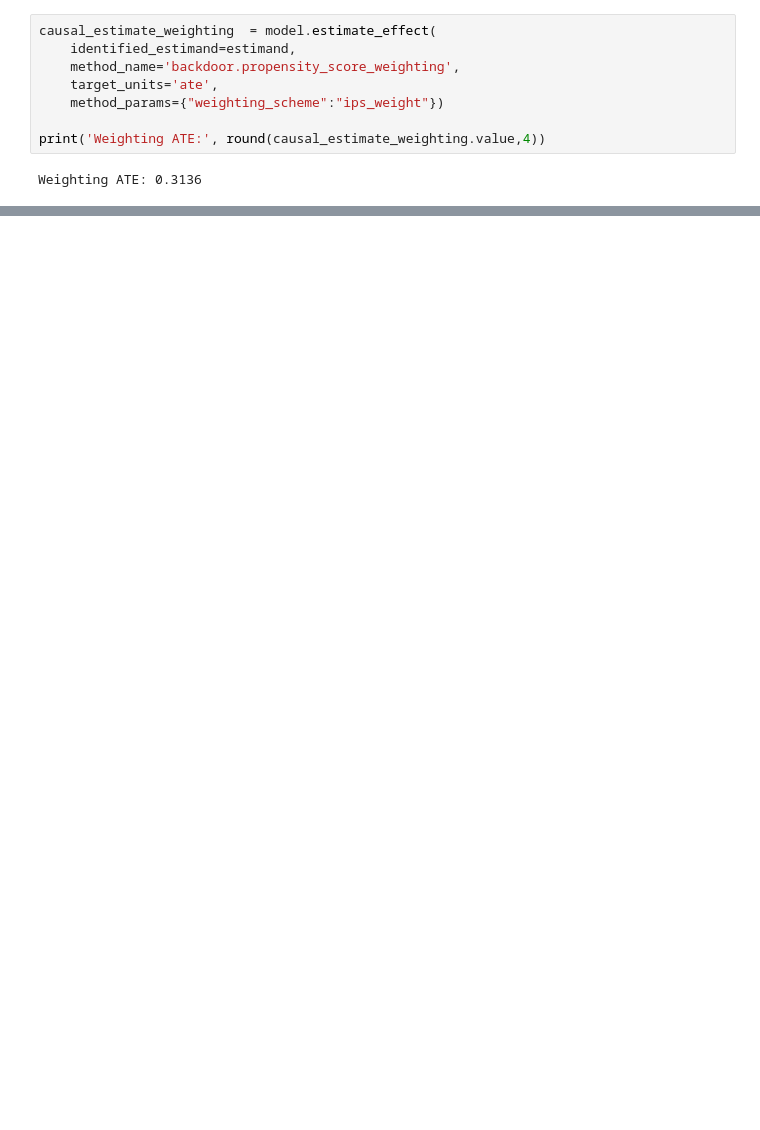
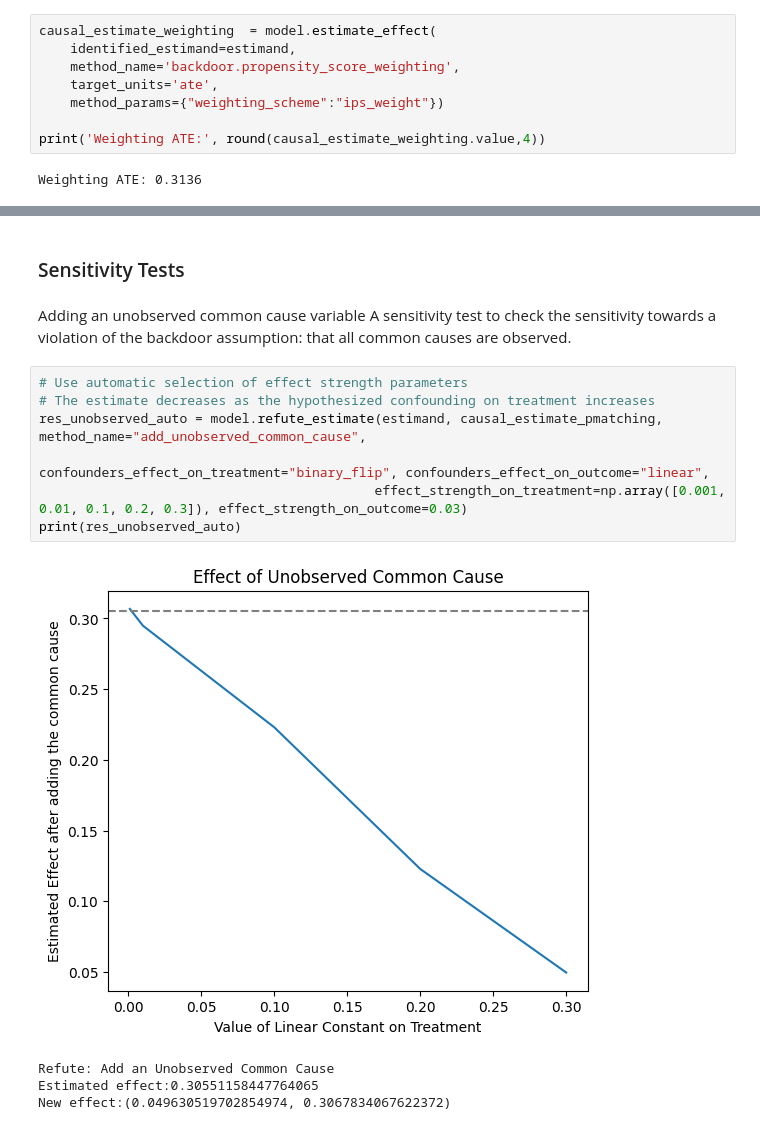
Before and after one commit to edwardmoradian/Causal-Inference, a Jupyter notebook: Observational Study Design/causal_inference_dowhy.ipynb, the cells around one changed output, grey strips where cells are left out. Cells and saved outputs as stored; diff of their text form; blank space fills up the shorter version.

```diff
--- a/Observational Study Design/causal_inference_dowhy.ipynb
+++ b/Observational Study Design/causal_inference_dowhy.ipynb
@@ -236,0 +272,17 @@ Weighting ATE: 0.3136
+# %% [markdown]
+### Sensitivity Tests
+# %% [markdown]
+Adding an unobserved common cause variable
+A sensitivity test to check the sensitivity towards a violation of the backdoor assumption: that all common causes are observed.
+# %%
+# Use automatic selection of effect strength parameters
+# The estimate decreases as the hypothesized confounding on treatment increases
+res_unobserved_auto = model.refute_estimate(estimand, causal_estimate_pmatching, method_name="add_unobserved_common_cause",
+                                           confounders_effect_on_treatment="binary_flip", confounders_effect_on_outcome="linear",
+                                           effect_strength_on_treatment=np.array([0.001, 0.01, 0.1, 0.2, 0.3]), effect_strength_on_outcome=0.03)
+print(res_unobserved_auto)
+# %% [output]
+[figure, added]
+Refute: Add an Unobserved Common Cause
+Estimated effect:0.30551158447764065
+New effect:(0.049630519702854974, 0.3067834067622372)
```
Also changed, not shown: parts of 8 cells of this notebook.
